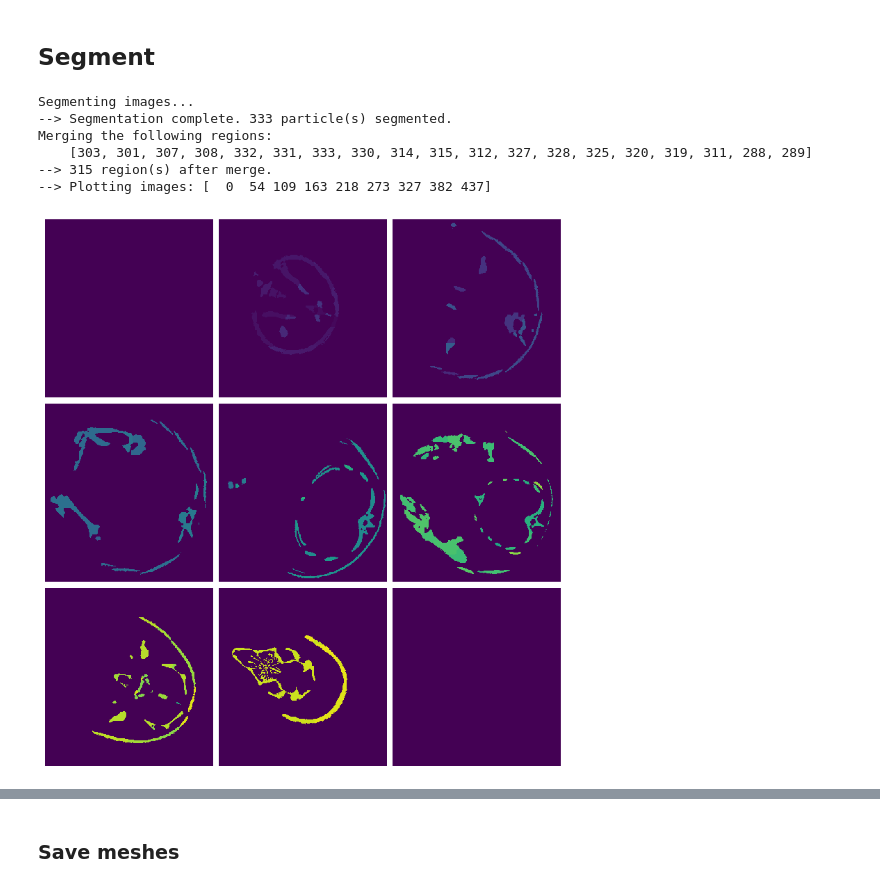
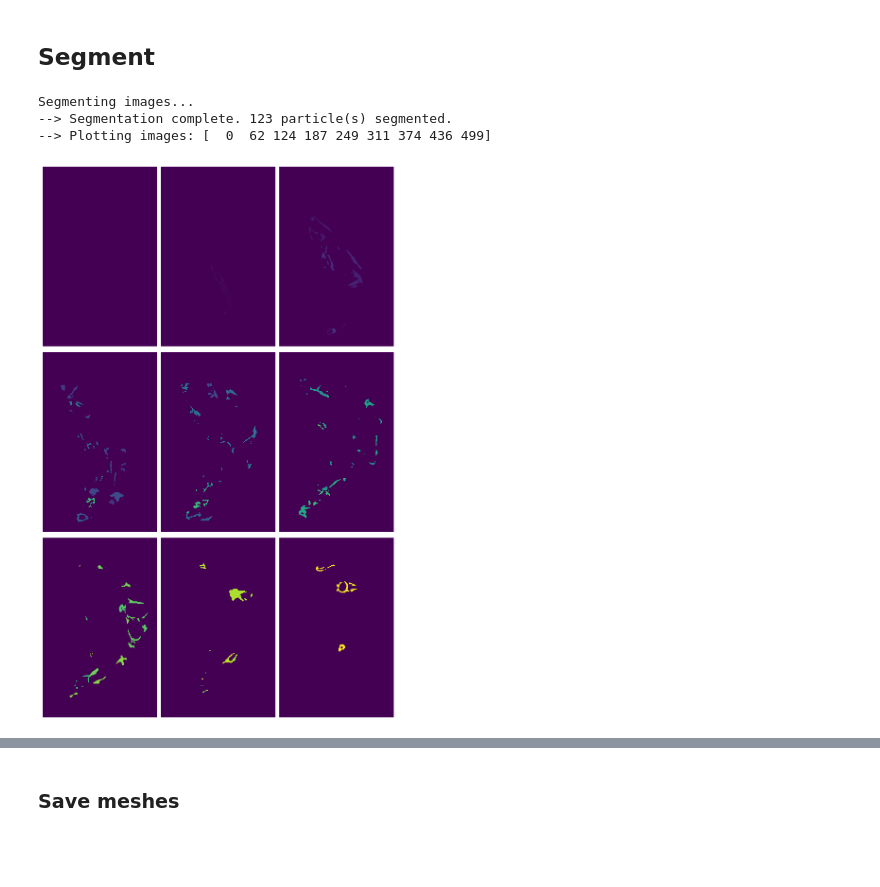
Before and after one commit to GusBusDraws/skeleton-propaganda, a Jupyter notebook: 02-angler.ipynb, the cells around one changed output, grey strips where cells are left out. Cells and saved outputs as stored; diff of their text form; code cells hidden in the pictures; blank space fills up the shorter version.

```diff
--- a/02-angler.ipynb
+++ b/02-angler.ipynb
@@ -81,8 +150,8 @@ plt.show()
 # %% [markdown]
 ## Semantic seg
 # %%
-thresholds = [140]
-imgs_semantic = segment.isolate_classes(imgs, thresholds)
+thresholds = [135]
+imgs_semantic = segment.isolate_classes(imgs_masked, thresholds)
 fig, axes = view.plot_slices(
     imgs_semantic,
     nslices=9,
@@ -121,11 +187,0 @@ fig, axes = view.plot_slices(
-# %%
-imgs_ero = morphology.binary_erosion(imgs_cleaned)
-imgs_shell = np.logical_xor(imgs_cleaned, imgs_ero)
-fig, axes = view.plot_slices(
-    imgs_shell,
-    nslices=9,
-    print_slices=True,
-    imgs_per_row=3,
-    fig_w=7.5,
-    dpi=100
-)
@@ -148,5 +187,0 @@ df.head()
-# %%
-fig = plt.figure()
-ax = fig.add_subplot(projection='3d')
-ax.scatter(df['x'].to_numpy(), df['y'].to_numpy(), df['z'].to_numpy(), s=1)
-ax.view_init(elev=10, azim=0)
@@ -155,25 +188,26 @@ ax.view_init(elev=10, azim=0)
 # %% [markdown]
 ## Segment
 # %%
-imgs_seg = segment.watershed_segment(imgs_cleaned, min_peak_distance=msd)
-if merge_file_path is not None:
-    imgs_seg = segment.manual_merge(imgs_seg, merge_file_path)
-fig, axes = view.plot_slices(
-    imgs_seg,
-    nslices=9,
-    print_slices=True,
-    imgs_per_row=3,
-    fig_w=7.5,
-    dpi=100
-)
+if run_seg:
+    imgs_seg = segment.watershed_segment(imgs_cleaned, min_peak_distance=msd)
+    if merge_file_path is not None:
+        imgs_seg = segment.manual_merge(imgs_seg, merge_file_path)
+    fig, axes = view.plot_slices(
+        imgs_seg,
+        nslices=9,
+        print_slices=True,
+        imgs_per_row=3,
+        fig_w=7.5,
+        dpi=100
+    )
+else:
+    imgs_seg = imgs_semantic
+    msd = ''
 # %% [output]
 Segmenting images...
---> Segmentation complete. 333 particle(s) segmented.
-Merging the following regions:
-    [303, 301, 307, 308, 332, 331, 333, 330, 314, 315, 312, 327, 328, 325, 320, 319, 311, 288, 289]
---> 315 region(s) after merge.
---> Plotting images: [  0  54 109 163 218 273 327 382 437]
+--> Segmentation complete. 123 particle(s) segmented.
+--> Plotting images: [  0  62 124 187 249 311 374 436 499]
-[figure, old version]
+[figure, new version]
 # %%
 np.unique(imgs_seg).shape
 # %% [output]
```
Also changed, not shown: parts of 18 cells of this notebook.
